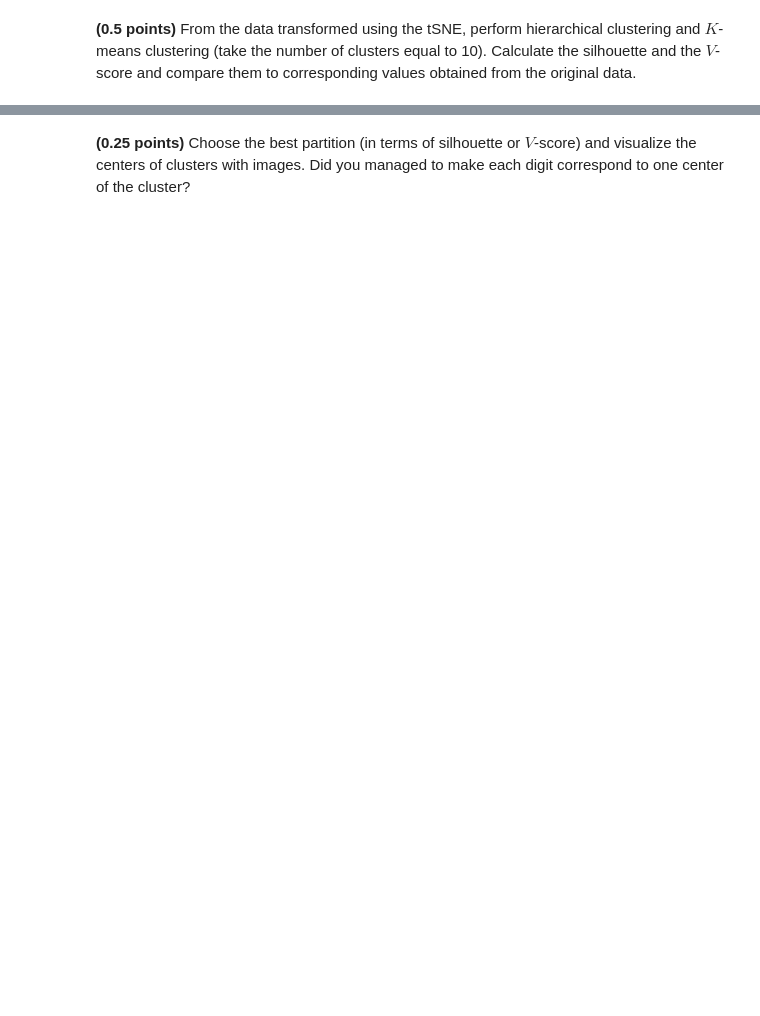
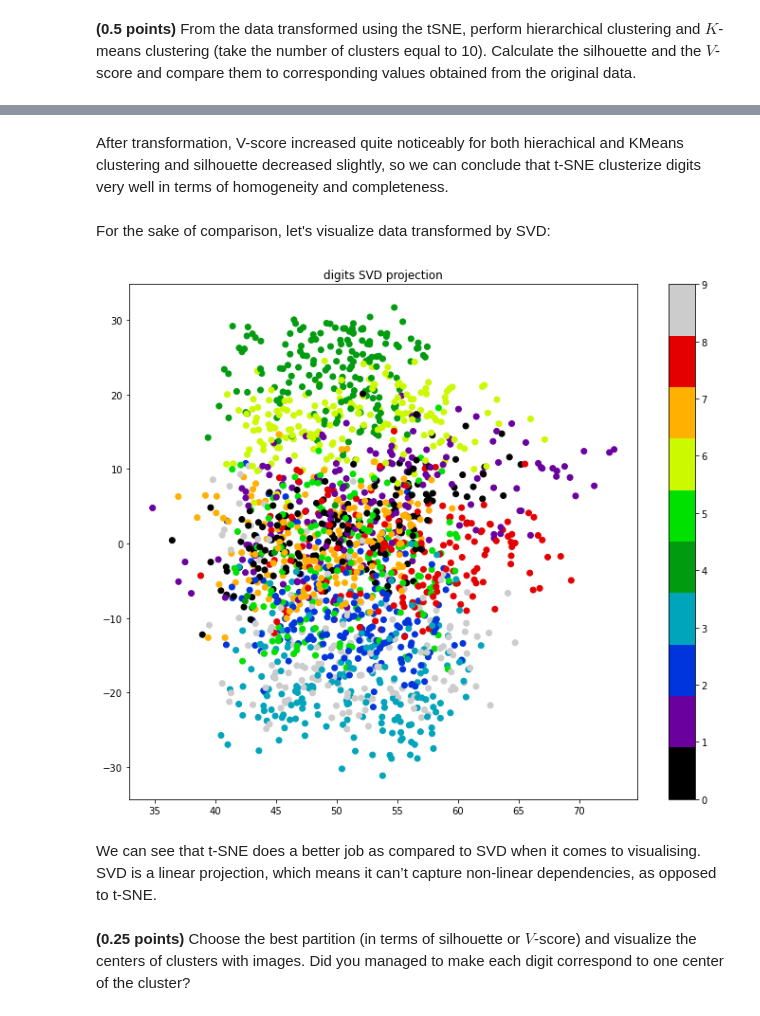
Before and after one commit to Bayramova/rs_school_assignments, a Jupyter notebook: clustering.ipynb, the cells around one changed output, grey strips where cells are left out. Cells and saved outputs as stored; diff of their text form; code cells hidden in the pictures; blank space fills up the shorter version.

```diff
--- a/clustering.ipynb
+++ b/clustering.ipynb
@@ -486,2 +533,19 @@ The implementation of `tSNE` in the `scikit-learn` library is the `TSNE` class i
+# %% [markdown]
+After transformation, V-score increased quite noticeably for both hierachical and KMeans clustering and silhouette decreased slightly, so we can conclude that t-SNE clusterize digits very well in terms of homogeneity and completeness.
+# %% [markdown]
+For the sake of comparison, let's visualize data transformed by SVD:
+# %%
+svd = TruncatedSVD(n_components=2, random_state=42)
+X_reduced = svd.fit_transform(X)
+
+plt.figure(figsize=(12,10))
+plt.scatter(X_reduced[:,0], X_reduced[:,1], c=y, cmap=plt.cm.get_cmap('nipy_spectral', 10))
+plt.colorbar()
+plt.title('digits SVD projection')
+plt.show()
+# %% [output]
+[figure, added]
+# %% [markdown]
+We can see that t-SNE does a better job as compared to SVD when it comes to visualising. SVD is a linear projection, which means it can’t capture non-linear dependencies, as opposed to t-SNE.
 # %% [markdown]
 **(0.25 points)** Choose the best partition (in terms of silhouette or $V$-score) and visualize the centers of clusters with images. Did you managed to make each digit correspond to one center of the cluster?
```
Also changed, not shown: parts of 8 cells of this notebook.
